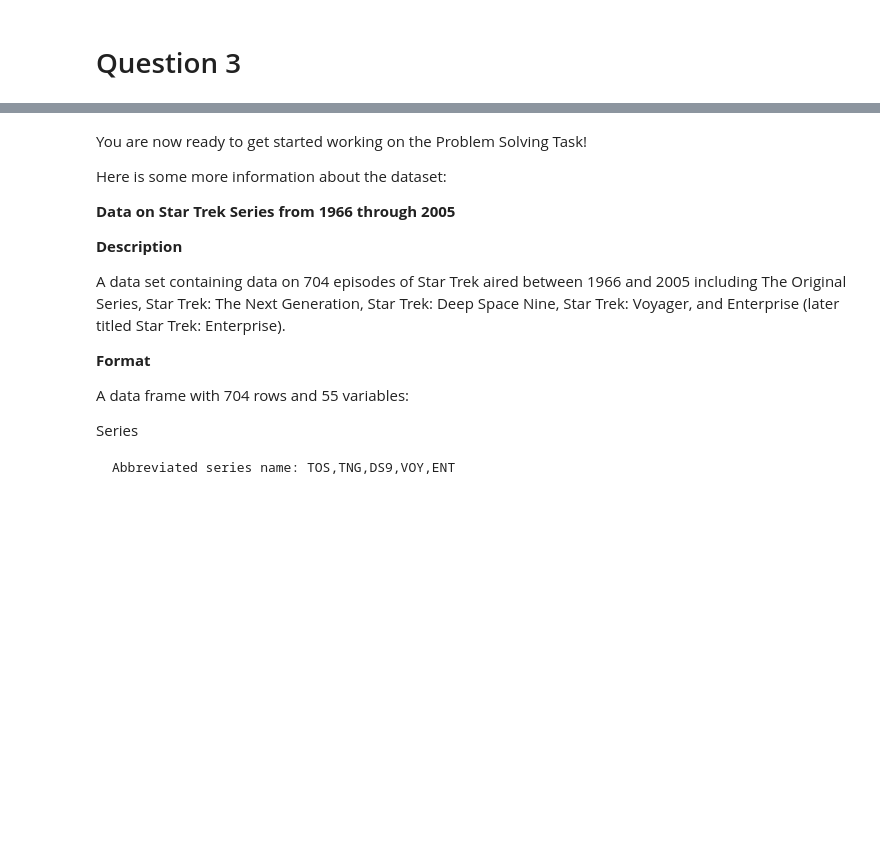
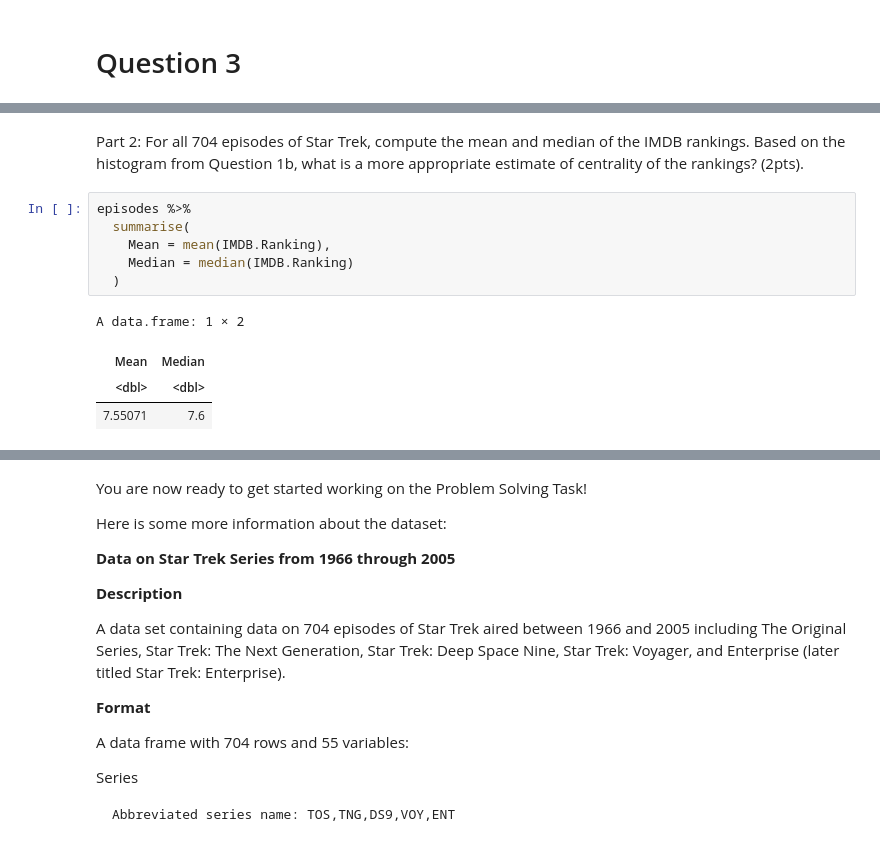
Before and after one commit to BaileyZischke/SpooderMan8.github.io, a Jupyter notebook: notebooks/psts/Assignment1.ipynb, the cells around one changed output, grey strips where cells are left out. Cells and saved outputs as stored; diff of their text form; blank space fills up the shorter version.

```diff
--- a/notebooks/psts/Assignment1.ipynb
+++ b/notebooks/psts/Assignment1.ipynb
@@ -159,0 +192,13 @@ For all 704 episodes of Star Trek, compute the standard deviation of their IMDB
+# %% [markdown]
+Part 2: For all 704 episodes of Star Trek, compute the mean and median of the IMDB rankings. Based on the histogram from Question 1b, what is a more appropriate estimate of centrality of the rankings? (2pts).
+# %%
+episodes %>%
+  summarise(
+    Mean = mean(IMDB.Ranking),
+    Median = median(IMDB.Ranking)
+  )
+# %% [output]
+A data.frame: 1 × 2
+| Mean | Median |
+| <dbl> | <dbl> |
+| 7.55071 | 7.6 |
```
Also changed, not shown: parts of 11 cells of this notebook.
